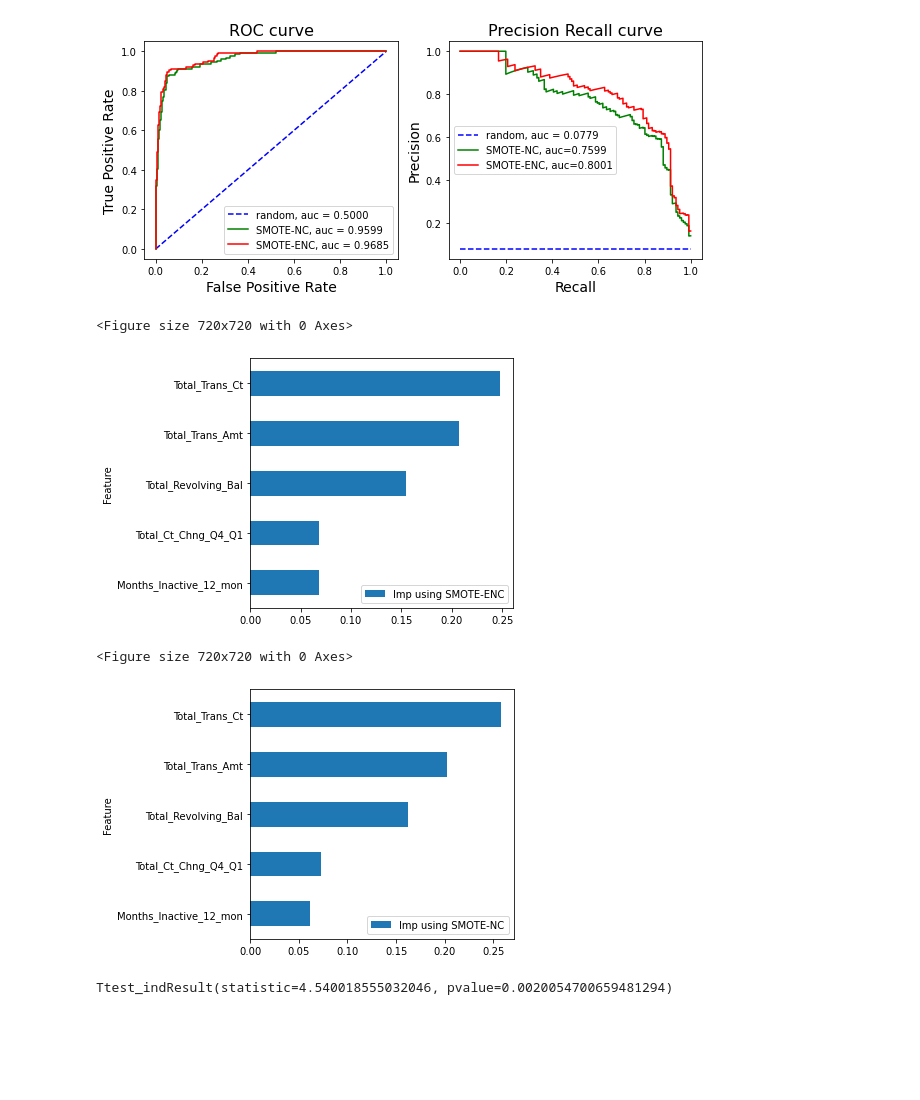
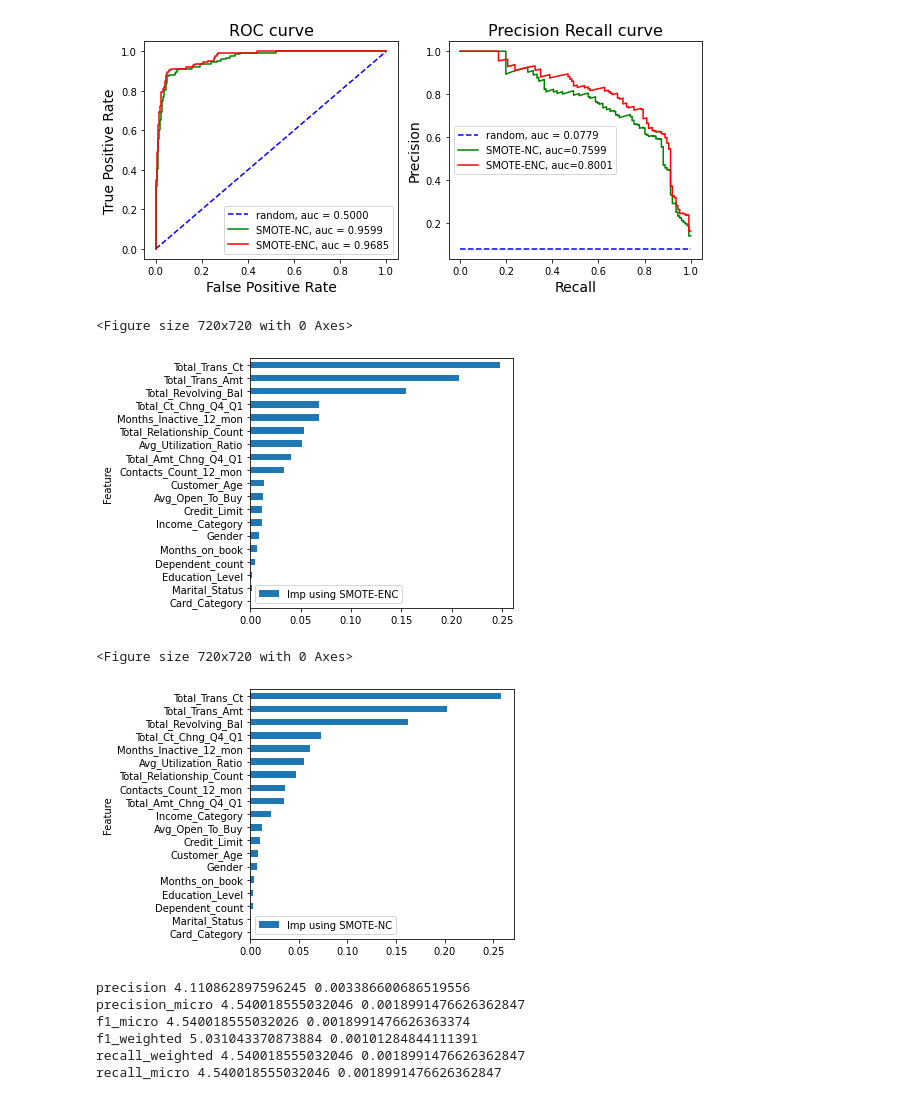
Before and after one commit to Mimimkh/SMOTE-ENC-code, a Jupyter notebook: notebook/credit_card.ipynb, the cells around one changed output. Saved outputs shown, nothing was run; the diff lists cells and outputs as text; code cells hidden in the pictures; blank space fills up the shorter version.

```diff
--- a/notebook/credit_card.ipynb
+++ b/notebook/credit_card.ipynb
@@ -253,4 +254,13 @@ Index(['Customer_Age', 'Gender', 'Dependent_count', 'Education_Level',
       dtype='object')
 # %%
 encoded_df = MultiColumnLabelEncoder(columns = ['Education_Level', 'Marital_Status',
-                                                'Income_Category', 'Card_Category']).fit_transform(df_feature)
+                                                'Income_Category', 'Card_Category']).fit_transform(df)
+# %%
+## Check if categorical variables and the target has some correlation
+
+anovap_value = list()
+for cols in ['Gender', 'Education_Level', 'Marital_Status', 'Income_Category', 'Card_Category']:
+    statistic, p = stats.f_oneway(encoded_df[cols], encoded_df['target'])
+    anovap_value.append(tuple([cols, p]))
+
+print(anovap_value)
@@ -256,0 +269,9 @@ encoded_df = MultiColumnLabelEncoder(columns = ['Education_Level', 'Marital_Stat
+# %%
+from scipy.stats import chi2_contingency
+chi2p_value = list()
+for cols in ['Gender', 'Education_Level', 'Marital_Status', 'Income_Category', 'Card_Category']:
+    obs = pd.crosstab(encoded_df[cols], encoded_df['target'])
+    g, p, dof, expctd = chi2_contingency(obs)
+    chi2p_value.append(tuple([cols, p]))
+
+print(chi2p_value)
@@ -257,3 +280,6 @@ encoded_df = MultiColumnLabelEncoder(columns = ['Education_Level', 'Marital_Stat
+# %%
+encoded_df= encoded_df.drop(['target'],1)
+df_target= df[['target']]
 # %%
 # Split the raw data into train and test set. Split ratio = 75:25
 X_train, X_test, y_train, y_test = train_test_split(encoded_df, df_target, test_size=0.25, random_state=12)
@@ -581,30 +607,30 @@ generate_curves(MODELS / 'ccard_smotenc.sav', MODELS / 'ccard_mysmotenc.sav', X_
 # %% [output]
 [figure]
 # %%
-## Find out top 5 most important features using our new SMOTE-ENC method
+## Find out important features using our new SMOTE-ENC method
 
 filename = (MODELS / 'ccard_mysmotenc.sav')
 loaded_model = pickle.load(open(filename, 'rb'))
 loaded_model = pickle.load(open(filename, 'rb'))
-var_imp = (pd.Series(loaded_model.steps[1][1].feature_importances_, index=X_train.columns).nlargest(5))
+var_imp = (pd.Series(loaded_model.steps[1][1].feature_importances_, index=X_train.columns).nlargest(20))
 var_imp_df = var_imp.reset_index()
 var_imp_df.columns = ['Feature', 'Imp using SMOTE-ENC']
 var_imp_df.set_index('Feature', inplace=True)
 
 plt.figure(figsize=(10, 10))
 rcParams.update({'figure.autolayout': True})
 var_imp_df.plot(kind='barh').invert_yaxis()
 plt.savefig(REPORTS / 'ccaard_newsmote.jpeg', bbox_inches='tight')
 # %% [output]
 <Figure size 720x720 with 0 Axes>
-[figure, old version]
+[figure, new version]
 # %%
-## Find out top 5 most important features using the existing SMOTE method
+## Find out important features using the existing SMOTE method
 
 filename = (MODELS / 'ccard_smotenc.sav')
 loaded_model = pickle.load(open(filename, 'rb'))
 loaded_model = pickle.load(open(filename, 'rb'))
-var_imp = (pd.Series(loaded_model.steps[1][1].feature_importances_, index=X_train.columns).nlargest(5))
+var_imp = (pd.Series(loaded_model.steps[1][1].feature_importances_, index=X_train.columns).nlargest(20))
 var_imp_df = var_imp.reset_index()
 var_imp_df.columns = ['Feature', 'Imp using SMOTE-NC']
 var_imp_df.set_index('Feature', inplace=True)
@@ -615,4 +641,4 @@ var_imp_df.plot(kind='barh').invert_yaxis()
 plt.savefig(REPORTS / 'ccaard_oldsmote.jpeg', bbox_inches='tight')
 # %% [output]
 <Figure size 720x720 with 0 Axes>
-[figure, old version]
+[figure, new version]
@@ -628,4 +645,22 @@ cv_scoresmote = cross_val_score(model2, X_train, y_train, cv=kfold)
-# %%
-stats.ttest_ind(cv_scoremysmote,cv_scoresmote, equal_var = False)
-# %% [output]
-Ttest_indResult(statistic=4.540018555032046, pvalue=0.0020054700659481294)
+# %%
+filename = (MODELS / 'ccard_mysmotenc.sav')
+model1 = pickle.load(open(filename, 'rb'))
+
+filename = (MODELS / 'ccard_smotenc.sav')
+model2 = pickle.load(open(filename, 'rb'))
+
+for scoring in ('precision', 'precision_micro', 'precision_macro',
+                'f1', 'f1_micro', 'f1_macro', 'f1_weighted',
+                'recall_weighted', 'recall_micro'):
+
+    cv_scoremodel1 = cross_val_score(model1, X_train, y_train, cv=kfold, scoring = scoring)
+    cv_scoremodel2 = cross_val_score(model2, X_train, y_train, cv=kfold, scoring = scoring)
+    t, p = stats.ttest_ind(cv_scoremodel1, cv_scoremodel2, equal_var = True)
+    print(scoring, t, p)
+# %% [output]
+precision 4.110862897596245 0.003386600686519556
+precision_micro 4.540018555032046 0.0018991476626362847
+f1_micro 4.540018555032026 0.0018991476626363374
+f1_weighted 5.031043370873884 0.00101284844111391
+recall_weighted 4.540018555032046 0.0018991476626362847
+recall_micro 4.540018555032046 0.0018991476626362847
```
Also changed, not shown: parts of 10 cells of this notebook, 13 other files.
